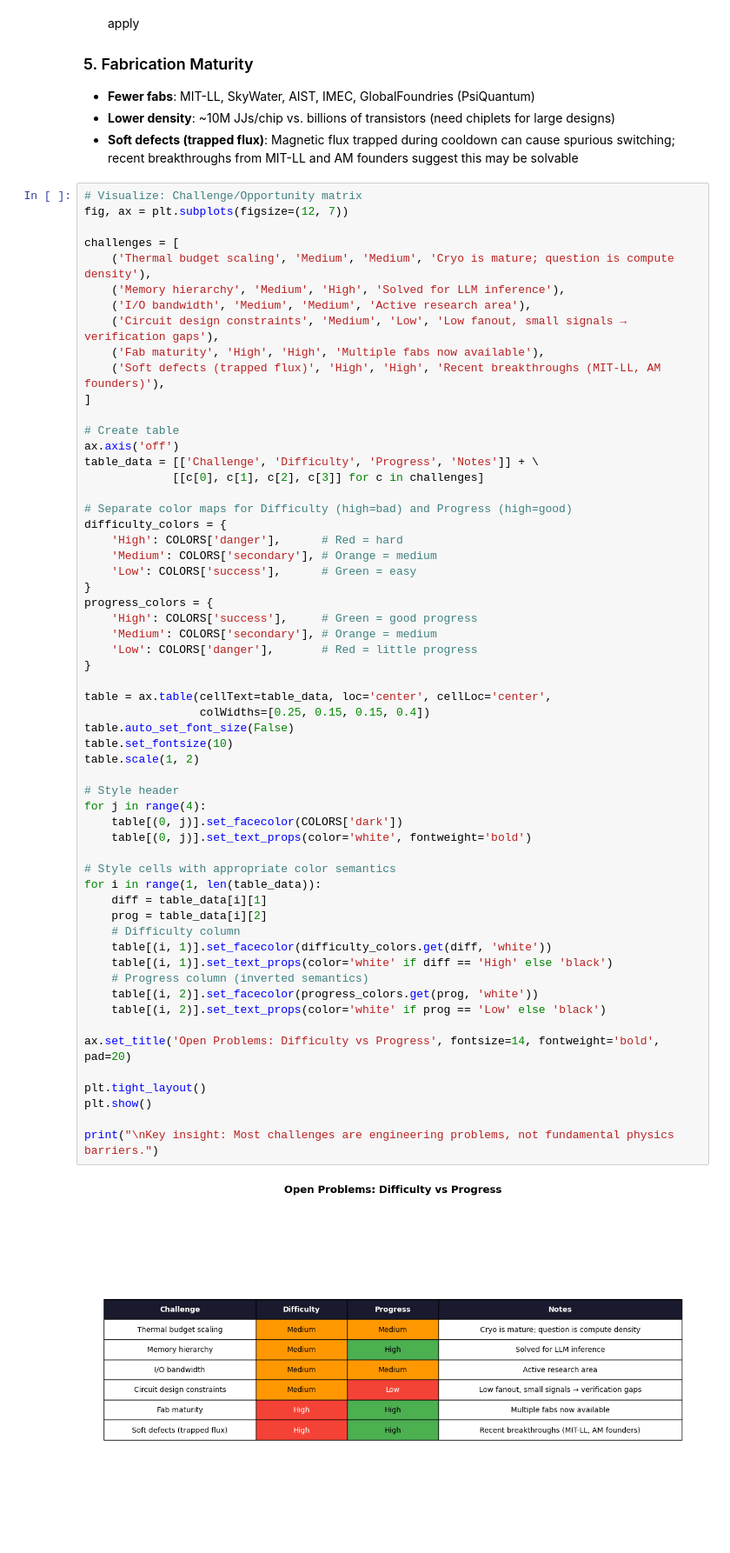
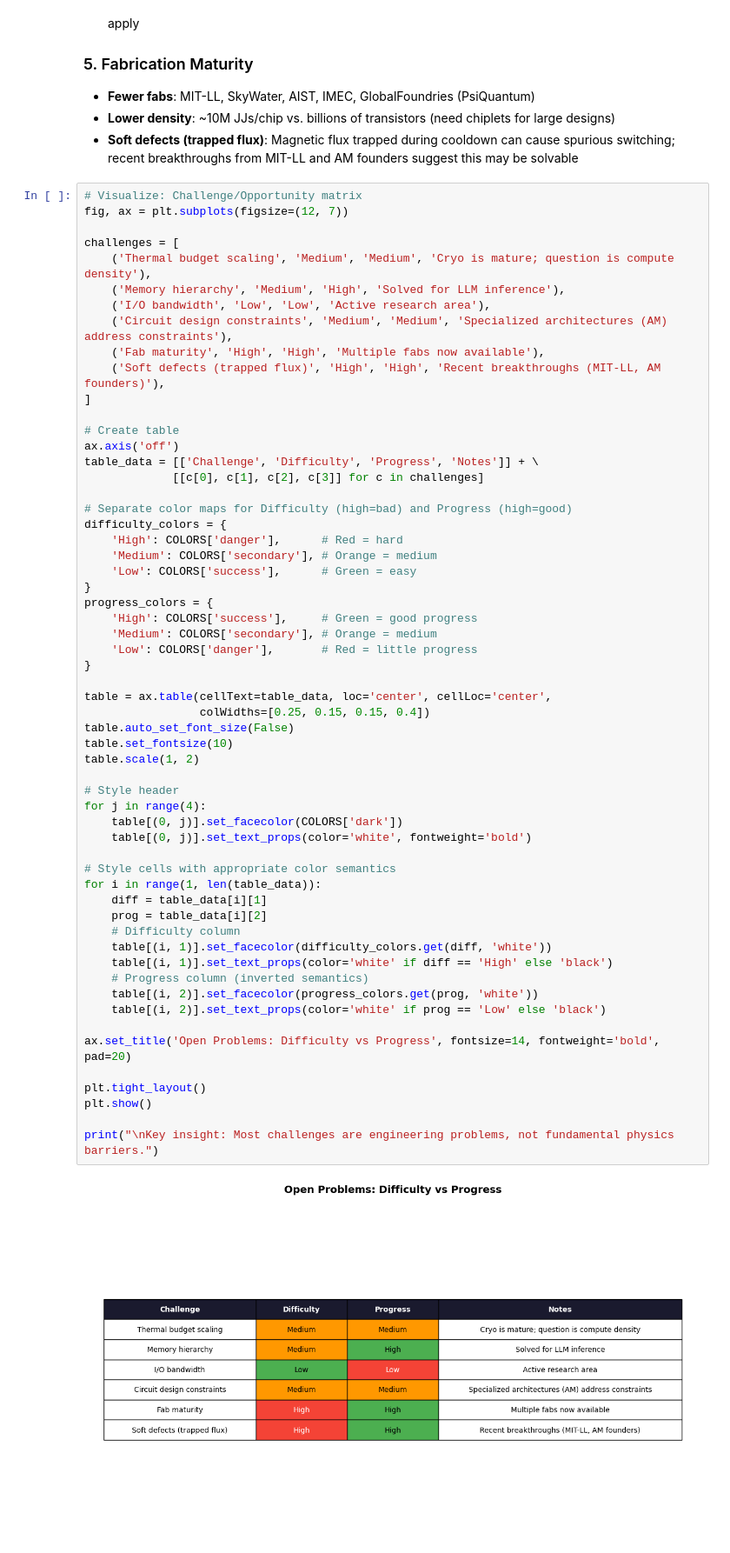
Before and after one commit to Adiabatic-Machines/sce-futures, a Jupyter notebook: notebooks/00_executive_overview.ipynb, the cells around one changed output. Shown at 87% size. Cells and saved outputs as stored; diff of their text form.

```diff
--- a/notebooks/00_executive_overview.ipynb
+++ b/notebooks/00_executive_overview.ipynb
@@ -612,8 +612,8 @@ fig, ax = plt.subplots(figsize=(12, 7))
 challenges = [
     ('Thermal budget scaling', 'Medium', 'Medium', 'Cryo is mature; question is compute density'),
     ('Memory hierarchy', 'Medium', 'High', 'Solved for LLM inference'),
-    ('I/O bandwidth', 'Medium', 'Medium', 'Active research area'),
-    ('Circuit design constraints', 'Medium', 'Low', 'Low fanout, small signals → verification gaps'),
+    ('I/O bandwidth', 'Low', 'Low', 'Active research area'),
+    ('Circuit design constraints', 'Medium', 'Medium', 'Specialized architectures (AM) address constraints'),
     ('Fab maturity', 'High', 'High', 'Multiple fabs now available'),
     ('Soft defects (trapped flux)', 'High', 'High', 'Recent breakthroughs (MIT-LL, AM founders)'),
 ]
@@ -637,34 +637,34 @@ progress_colors = {
 
 table = ax.table(cellText=table_data, loc='center', cellLoc='center',
                  colWidths=[0.25, 0.15, 0.15, 0.4])
 table.auto_set_font_size(False)
 table.set_fontsize(10)
 table.scale(1, 2)
 
 # Style header
 for j in range(4):
     table[(0, j)].set_facecolor(COLORS['dark'])
     table[(0, j)].set_text_props(color='white', fontweight='bold')
 
 # Style cells with appropriate color semantics
 for i in range(1, len(table_data)):
     diff = table_data[i][1]
     prog = table_data[i][2]
     # Difficulty column
     table[(i, 1)].set_facecolor(difficulty_colors.get(diff, 'white'))
     table[(i, 1)].set_text_props(color='white' if diff == 'High' else 'black')
     # Progress column (inverted semantics)
     table[(i, 2)].set_facecolor(progress_colors.get(prog, 'white'))
     table[(i, 2)].set_text_props(color='white' if prog == 'Low' else 'black')
 
 ax.set_title('Open Problems: Difficulty vs Progress', fontsize=14, fontweight='bold', pad=20)
 
 plt.tight_layout()
 plt.show()
 
 print("\nKey insight: Most challenges are engineering problems, not fundamental physics barriers.")
 # %% [output]
-[figure, old version]
+[figure, new version]
 Key insight: Most challenges are engineering problems, not fundamental physics barriers.
 # %% [markdown]
 ---
```
Also changed, not shown: parts of 1 cell of this notebook.
